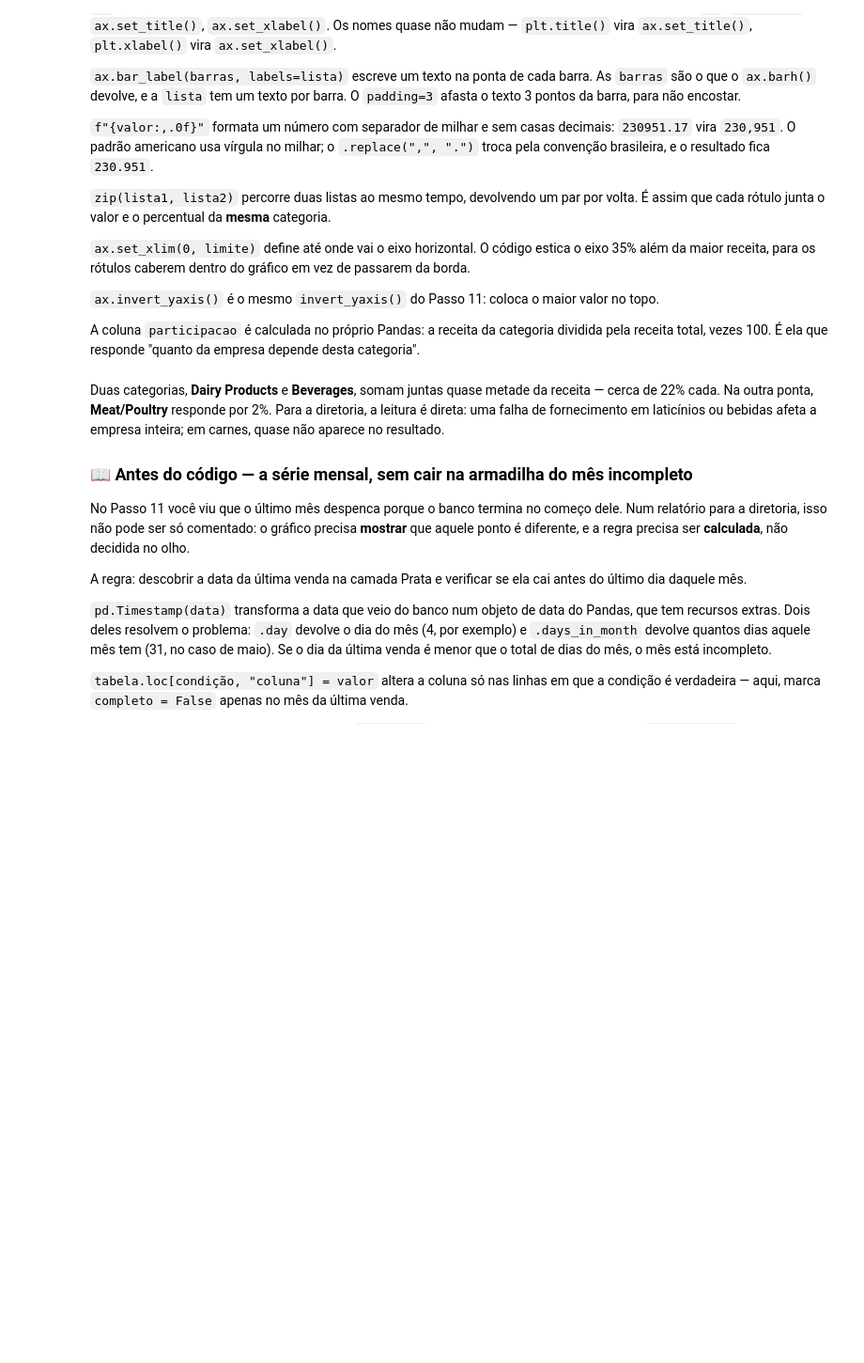
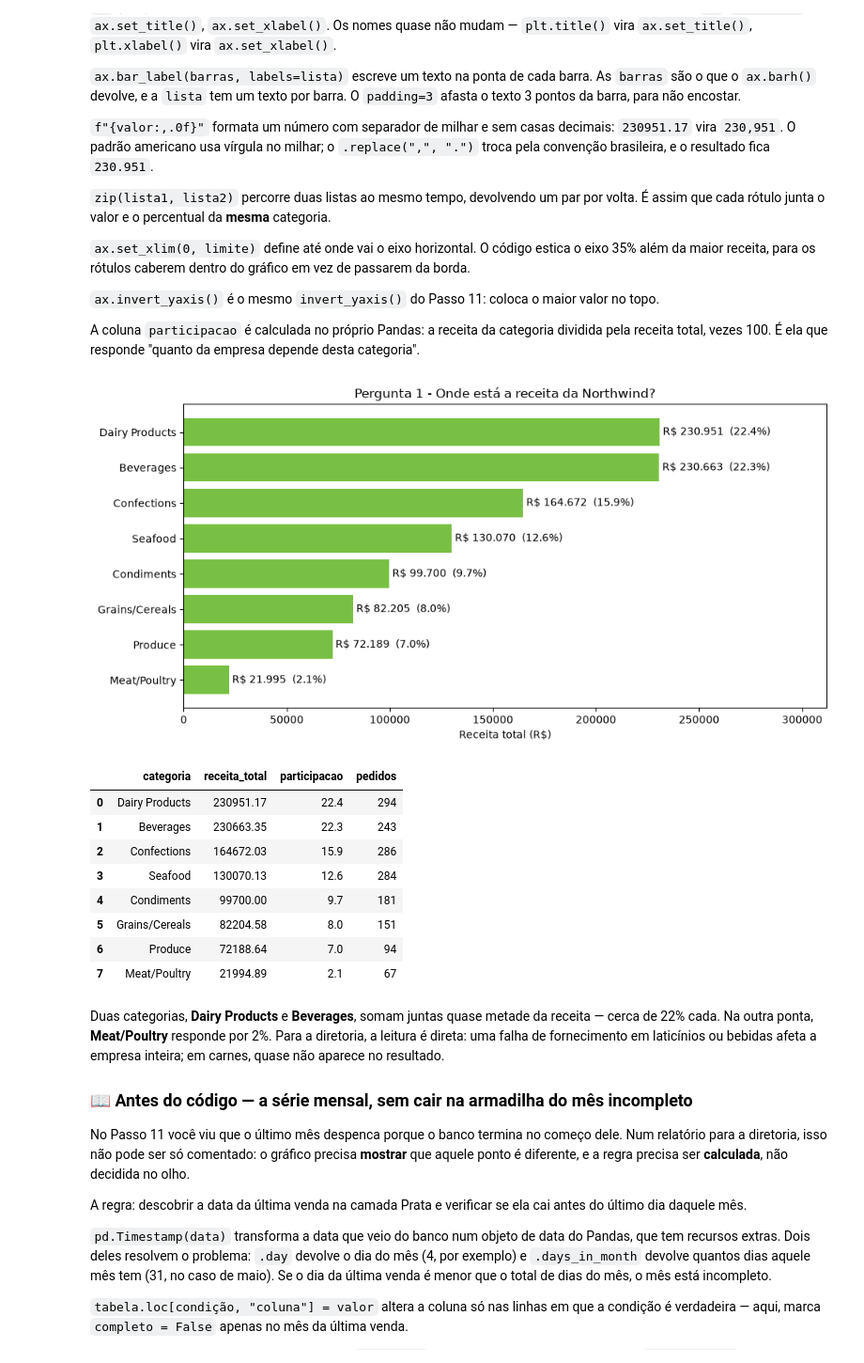
Before and after one commit to laisalegri/turma05-analise-de-dados-com-python, a Jupyter notebook: 12_/notebook_colab_aluno.ipynb, the cells around one changed output. Shown at 94% size. Cells and saved outputs as stored; diff of their text form; code cells hidden in the pictures; blank space fills up the shorter version.

```diff
--- a/12_/notebook_colab_aluno.ipynb
+++ b/12_/notebook_colab_aluno.ipynb
@@ -3343,34 +4216,46 @@ conexao = psycopg2.connect(
     host="localhost",
     dbname="northwind",
     user="postgres",
-    password="SUA_SENHA_AQUI",
+    password="admin",
+    port=5433,
 )
 
 categorias = pd.read_sql(
     "SELECT * FROM analytics.ouro_receita_categoria ORDER BY receita_total DESC", conexao
 )
 
 conexao.close()
 
 receita_total = categorias["receita_total"].sum()
 categorias["participacao"] = (100 * categorias["receita_total"] / receita_total).round(1)
 
 fig, ax = plt.subplots(figsize=(10, 5))
 barras = ax.barh(categorias["categoria"], categorias["receita_total"], color="#78C043")
 ax.invert_yaxis()
 ax.bar_label(
     barras,
     labels=[f"R$ {valor:,.0f}".replace(",", ".") + f"  ({parte}%)"
             for valor, parte in zip(categorias["receita_total"], categorias["participacao"])],
     padding=3,
 )
 ax.set_title("Pergunta 1 - Onde está a receita da Northwind?")
 ax.set_xlabel("Receita total (R$)")
 ax.set_xlim(0, categorias["receita_total"].max() * 1.35)
 fig.tight_layout()
 plt.show()
 
 display(categorias[["categoria", "receita_total", "participacao", "pedidos"]])
+# %% [output]
+[figure, added]
+|  | categoria | receita_total | participacao | pedidos |
+| 0 | Dairy Products | 230951.17 | 22.4 | 294 |
+| 1 | Beverages | 230663.35 | 22.3 | 243 |
+| 2 | Confections | 164672.03 | 15.9 | 286 |
+| 3 | Seafood | 130070.13 | 12.6 | 284 |
+| 4 | Condiments | 99700.00 | 9.7 | 181 |
+| 5 | Grains/Cereals | 82204.58 | 8.0 | 151 |
+| 6 | Produce | 72188.64 | 7.0 | 94 |
+| 7 | Meat/Poultry | 21994.89 | 2.1 | 67 |
 # %% [markdown]
 Duas categorias, **Dairy Products** e **Beverages**, somam juntas quase metade da receita — cerca de 22% cada. Na outra ponta, **Meat/Poultry** responde por 2%. Para a diretoria, a leitura é direta: uma falha de fornecimento em laticínios ou bebidas afeta a empresa inteira; em carnes, quase não aparece no resultado.
 
```
Also changed, not shown: parts of 52 cells of this notebook, 10 other files.
